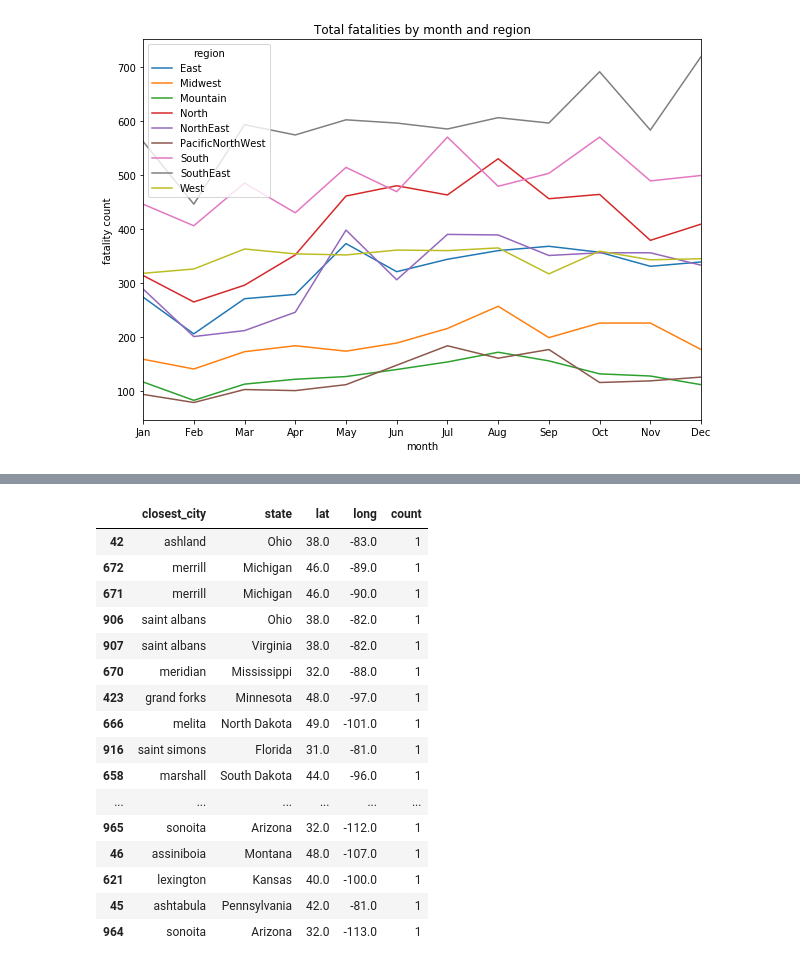
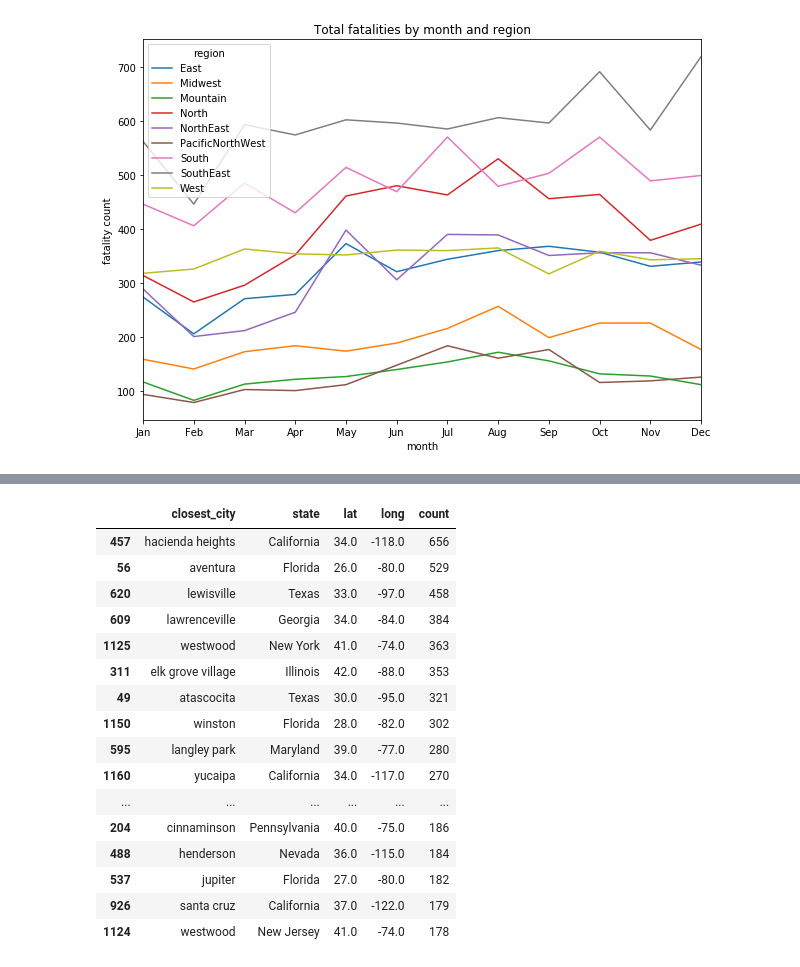
Before and after one commit to ajhartman10/TeamPillow, a Jupyter notebook: 2015_Fatality_data_analysis.ipynb, the cells around one changed output, grey strips where cells are left out. Cells and saved outputs as stored; diff of their text form; code cells hidden in the pictures.

```diff
--- a/2015_Fatality_data_analysis.ipynb
+++ b/2015_Fatality_data_analysis.ipynb
@@ -219,7 +226,7 @@ fig
 [interactive output not drawn]
 # %%
 #Find top 25 cities with highest no. of fatalities
-safest25_cities=acc_aux_df_cleaned.groupby(['closest_city','state','lat','long'])['ST_CASE'].count().reset_index(name='count').sort_values(['count'],
-                                                                                                                                        ascending=False).tail(25)
+top25_cities=acc_aux_df_cleaned.groupby(['closest_city','state','lat','long'])['ST_CASE'].count().reset_index(name='count').sort_values(['count'],
+                                                                                                                                        ascending=False).head(25)
 # %%
 fig = gmaps.figure()
@@ -228,23 +235,23 @@ fig.add_layer(markers)
 fig
 # %% [output]
 [interactive output not drawn]
-# %%
-safest25_cities
-# %% [output]
-|  | closest_city | state | lat | long | count |
-| 42 | ashland | Ohio | 38.0 | -83.0 | 1 |
-| 672 | merrill | Michigan | 46.0 | -89.0 | 1 |
-| 671 | merrill | Michigan | 46.0 | -90.0 | 1 |
-| 906 | saint albans | Ohio | 38.0 | -82.0 | 1 |
-| 907 | saint albans | Virginia | 38.0 | -82.0 | 1 |
-| 670 | meridian | Mississippi | 32.0 | -88.0 | 1 |
-| 423 | grand forks | Minnesota | 48.0 | -97.0 | 1 |
-| 666 | melita | North Dakota | 49.0 | -101.0 | 1 |
-| 916 | saint simons | Florida | 31.0 | -81.0 | 1 |
-| 658 | marshall | South Dakota | 44.0 | -96.0 | 1 |
-| ... | ... | ... | ... | ... | ... |
-| 965 | sonoita | Arizona | 32.0 | -112.0 | 1 |
-| 46 | assiniboia | Montana | 48.0 | -107.0 | 1 |
-| 621 | lexington | Kansas | 40.0 | -100.0 | 1 |
-| 45 | ashtabula | Pennsylvania | 42.0 | -81.0 | 1 |
-| 964 | sonoita | Arizona | 32.0 | -113.0 | 1 |
+# %%
+top25_cities
+# %% [output]
+|  | closest_city | state | lat | long | count |
+| 457 | hacienda heights | California | 34.0 | -118.0 | 656 |
+| 56 | aventura | Florida | 26.0 | -80.0 | 529 |
+| 620 | lewisville | Texas | 33.0 | -97.0 | 458 |
+| 609 | lawrenceville | Georgia | 34.0 | -84.0 | 384 |
+| 1125 | westwood | New York | 41.0 | -74.0 | 363 |
+| 311 | elk grove village | Illinois | 42.0 | -88.0 | 353 |
+| 49 | atascocita | Texas | 30.0 | -95.0 | 321 |
+| 1150 | winston | Florida | 28.0 | -82.0 | 302 |
+| 595 | langley park | Maryland | 39.0 | -77.0 | 280 |
+| 1160 | yucaipa | California | 34.0 | -117.0 | 270 |
+| ... | ... | ... | ... | ... | ... |
+| 204 | cinnaminson | Pennsylvania | 40.0 | -75.0 | 186 |
+| 488 | henderson | Nevada | 36.0 | -115.0 | 184 |
+| 537 | jupiter | Florida | 27.0 | -80.0 | 182 |
+| 926 | santa cruz | California | 37.0 | -122.0 | 179 |
+| 1124 | westwood | New Jersey | 41.0 | -74.0 | 178 |
```
Also changed, not shown: parts of 9 cells of this notebook, 12 other files.
